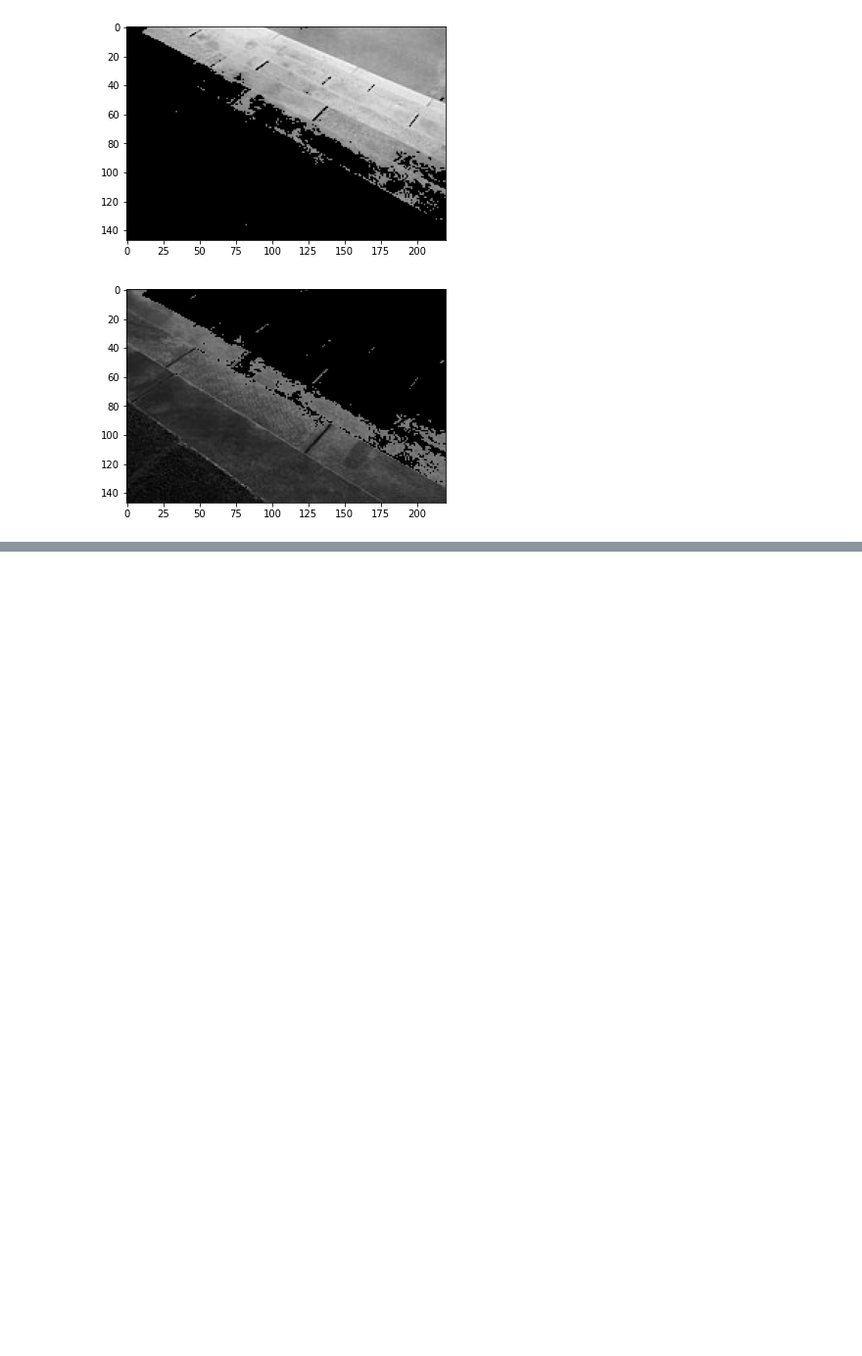
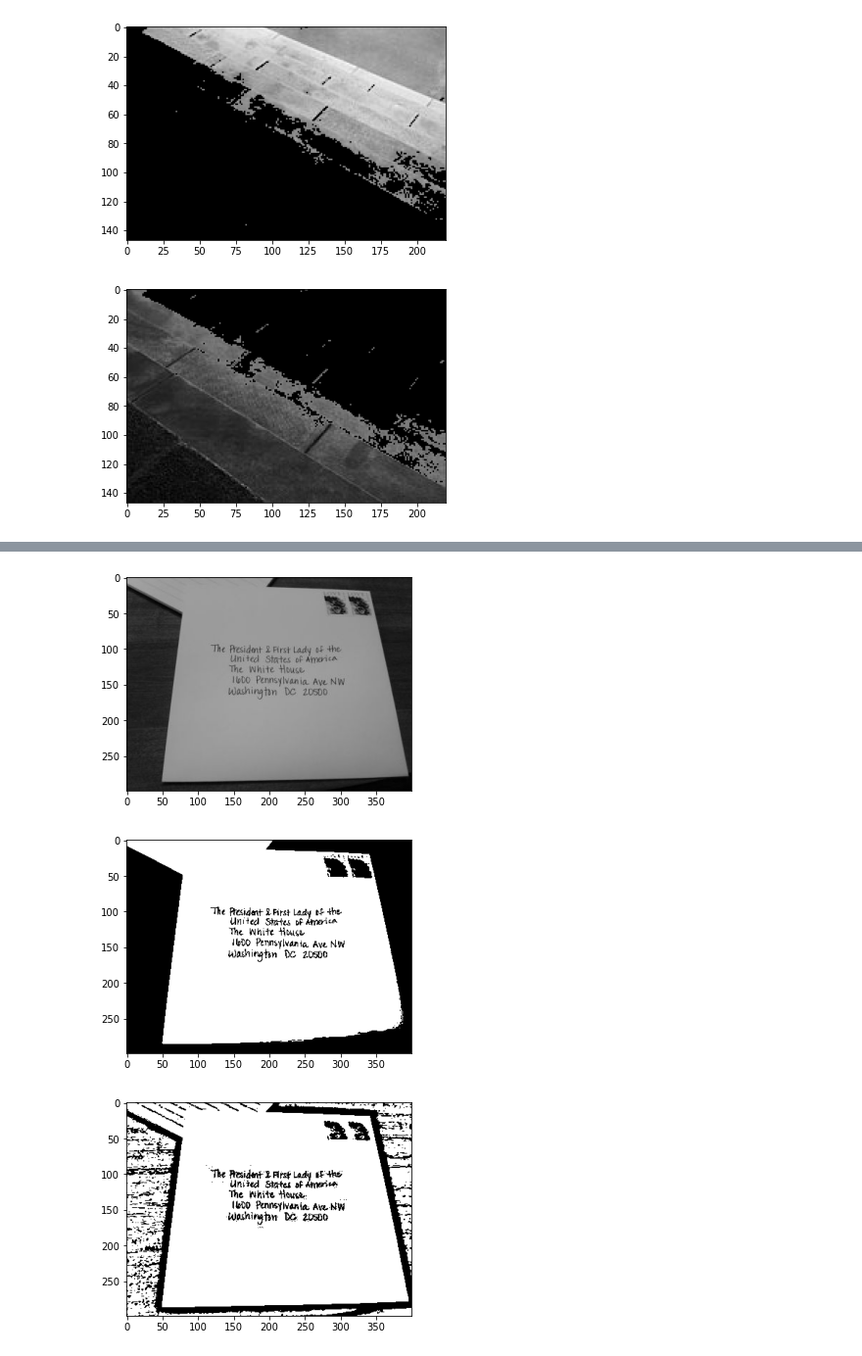
Before and after one commit to hyuntaedo/Data_Analysis, a Jupyter notebook: openCV.ipynb, the cells around one changed output, grey strips where cells are left out. Shown at 98% size. Cells and saved outputs as stored; diff of their text form; code cells hidden in the pictures; blank space fills up the shorter version.

```diff
--- a/openCV.ipynb
+++ b/openCV.ipynb
@@ -297,0 +315,20 @@ for i in images:
+# %%
+import cv2
+import matplotlib.pyplot as plt
+
+image = cv2.imread('hand_writing_image.jpg',cv2.IMREAD_GRAYSCALE)
+ret, thres1 = cv2.threshold(image, 127, 255, cv2.THRESH_BINARY)
+thres2 = cv2.adaptiveThreshold(image, 255, cv2.ADAPTIVE_THRESH_MEAN_C, cv2.THRESH_BINARY, 21, 3)
+
+plt.imshow(cv2.cvtColor(image,cv2.COLOR_GRAY2RGB))
+plt.show()
+
+plt.imshow(cv2.cvtColor(thres1,cv2.COLOR_GRAY2RGB))
+plt.show()
+
+plt.imshow(cv2.cvtColor(thres2,cv2.COLOR_GRAY2RGB))
+plt.show()
+# %% [output]
+[figure, added]
+[figure, added]
+[figure, added]
```
Also changed, not shown: parts of 18 cells of this notebook.
